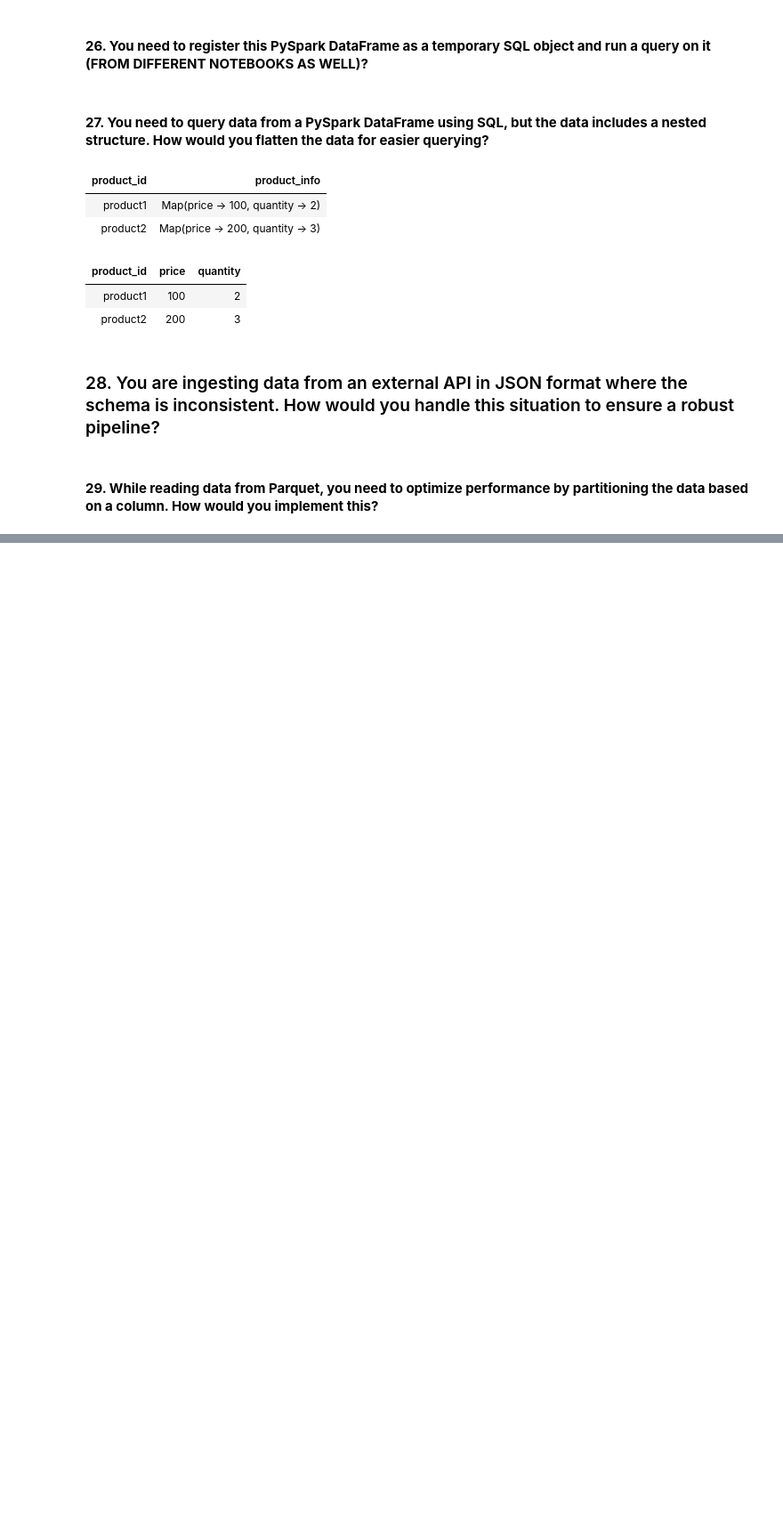
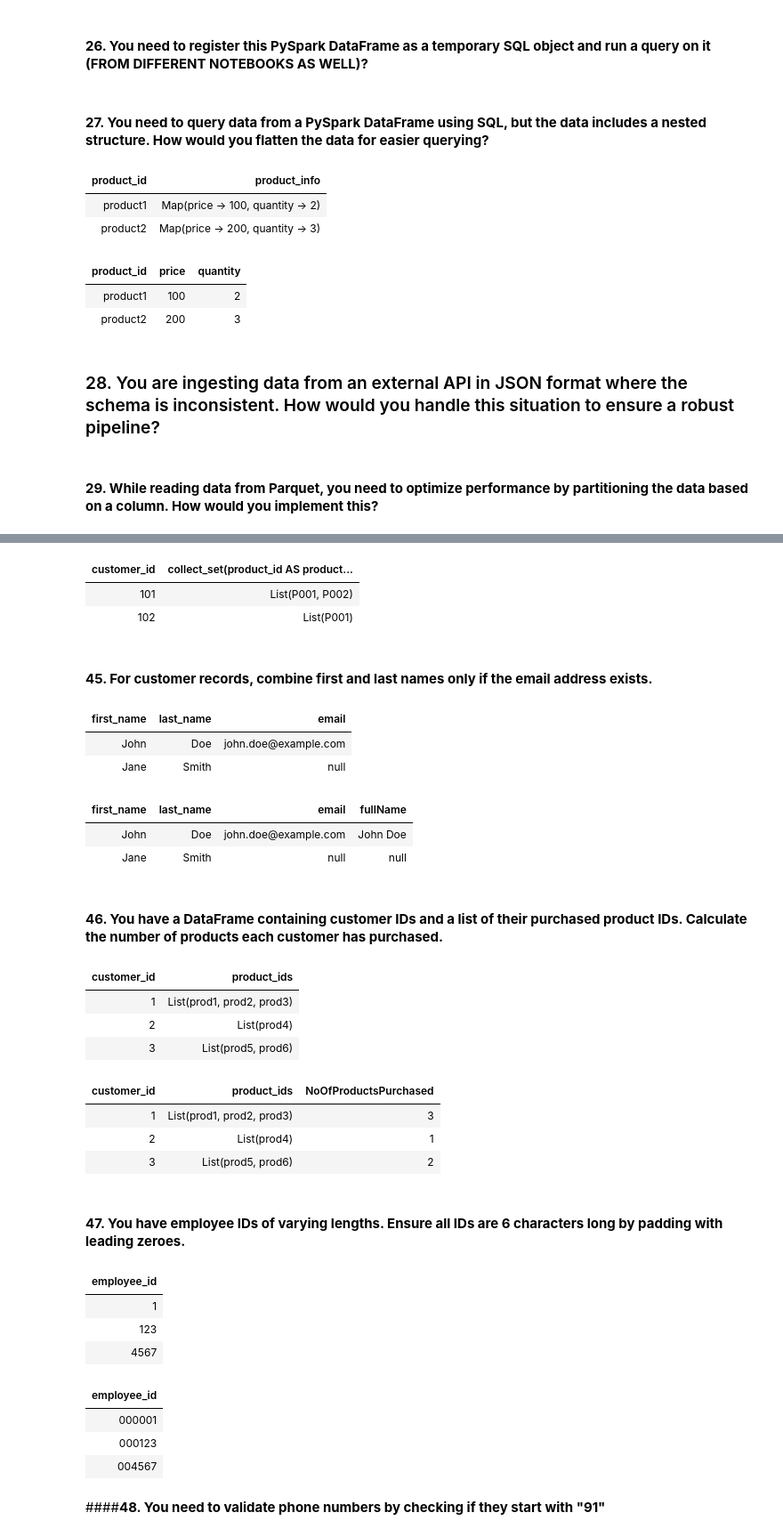
Before and after one commit to Abishek0710/Interview-Questions-Preparation, a Jupyter notebook: Pyspark Interview Qns/PySpark Interview.ipynb, the cells around one changed output, grey strips where cells are left out. Shown at 89% size. Cells and saved outputs as stored; diff of their text form; code cells hidden in the pictures; blank space fills up the shorter version.

```diff
--- a/Pyspark Interview Qns/PySpark Interview.ipynb
+++ b/Pyspark Interview Qns/PySpark Interview.ipynb
@@ -560,0 +643,76 @@ df.write.format('parquet').mode('append').partitionBy('column').save('path')
+# %%
+# collect_set gives the list all unique column values based on a group by column
+df.groupBy("customer_id").agg(collect_set(col('product_id').alias('product_set'))).display()
+# %% [output]
+| customer_id | collect_set(product_id AS product... |
+| 101 | List(P001, P002) |
+| 102 | List(P001) |
+# %% [markdown]
+#### **45. For customer records, combine first and last names only if the email address exists.**
+# %%
+data = [("John", "Doe", "john.doe@example.com"), ("Jane", "Smith", None)]
+columns = ["first_name", "last_name", "email"]
+df = spark.createDataFrame(data, columns)
+df.display()
+# %% [output]
+| first_name | last_name | email |
+| John | Doe | john.doe@example.com |
+| Jane | Smith | null |
+# %%
+df.withColumn('fullName', when(col("email").isNotNull() , concat(col("first_name"), lit(' '), col('last_name'))).
+                                                                 otherwise(col('email'))).display()
+# %% [output]
+| first_name | last_name | email | fullName |
+| John | Doe | john.doe@example.com | John Doe |
+| Jane | Smith | null | null |
+# %% [markdown]
+#### **46. You have a DataFrame containing customer IDs and a list of their purchased product IDs. Calculate the number of products each customer has purchased.**
+# %%
+data = [
+    (1, ["prod1", "prod2", "prod3"]),
+    (2, ["prod4"]),
+    (3, ["prod5", "prod6"]),
+]
+myschema = "customer_id INT ,product_ids array<STRING>"
+
+df = spark.createDataFrame(data, myschema)
+df.display()
+# %% [output]
+| customer_id | product_ids |
+| 1 | List(prod1, prod2, prod3) |
+| 2 | List(prod4) |
+| 3 | List(prod5, prod6) |
+# %%
+df.withColumn('NoOfProductsPurchased', size(col("product_ids"))).display()
+# %% [output]
+| customer_id | product_ids | NoOfProductsPurchased |
+| 1 | List(prod1, prod2, prod3) | 3 |
+| 2 | List(prod4) | 1 |
+| 3 | List(prod5, prod6) | 2 |
+# %% [markdown]
+#### **47. You have employee IDs of varying lengths. Ensure all IDs are 6 characters long by padding with leading zeroes.**
+# %%
+data = [
+    ("1",),
+    ("123",),
+    ("4567",),
+]
+schema = ["employee_id"]
+
+df = spark.createDataFrame(data, schema)
+df.display()
+# %% [output]
+| employee_id |
+| 1 |
+| 123 |
+| 4567 |
+# %%
+df.withColumn('employee_id', lpad(col('employee_id'),6, '0')).display()
+# df.withColumn('employee_id', lpad(col('employee_id'),6, '0')).display()  to get zeros in right
+# %% [output]
+| employee_id |
+| 000001 |
+| 000123 |
+| 004567 |
+# %% [markdown]
+####**48. You need to validate phone numbers by checking if they start with "91"**
```
Also changed, not shown: parts of 24 cells of this notebook.
